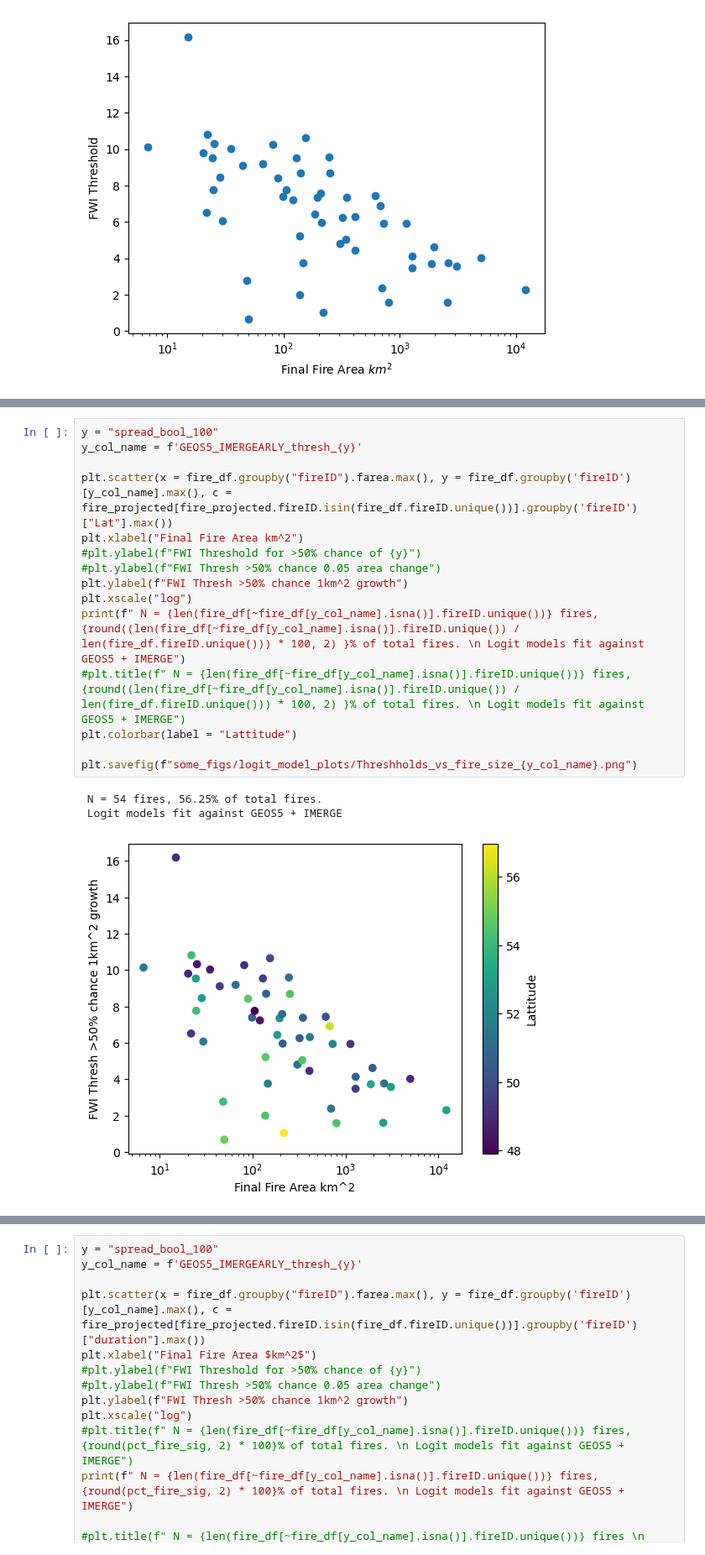
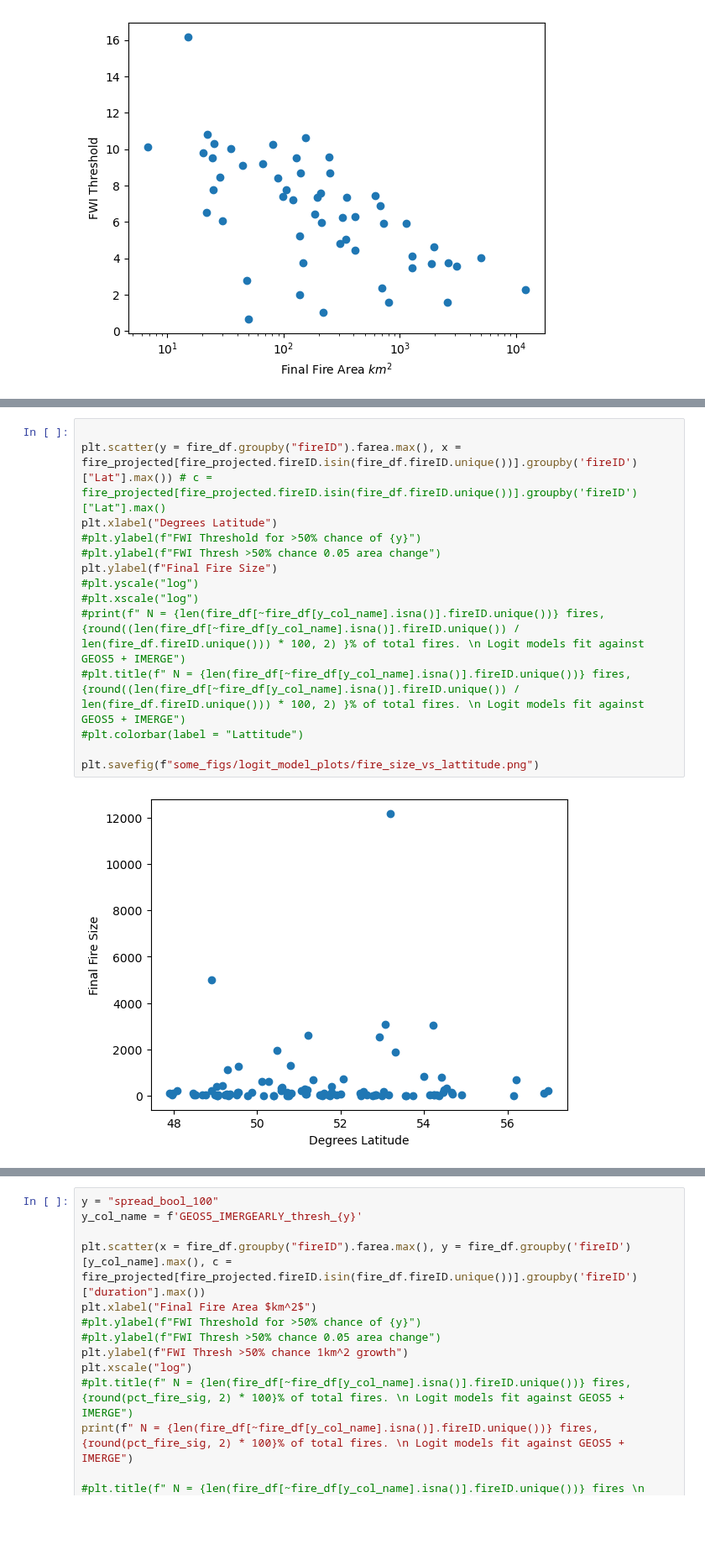
Before and after one commit to mccabete/fwiVis, a Jupyter notebook: notebooks/Logit_models.ipynb, the cells around one changed output, grey strips where cells are left out. Shown at 84% size. Cells and saved outputs as stored; diff of their text form; blank space fills up the shorter version.

```diff
--- a/notebooks/Logit_models.ipynb
+++ b/notebooks/Logit_models.ipynb
@@ -1047,19 +1048,16 @@ plt.savefig(f"some_figs/logit_model_plots/Threshholds_vs_fire_size_lattitude.png
-# %%
-y = "spread_bool_100"
-y_col_name = f'GEOS5_IMERGEARLY_thresh_{y}'
-
-plt.scatter(x = fire_df.groupby("fireID").farea.max(), y = fire_df.groupby('fireID')[y_col_name].max(), c = fire_projected[fire_projected.fireID.isin(fire_df.fireID.unique())].groupby('fireID')["Lat"].max())
-plt.xlabel("Final Fire Area km^2")
-#plt.ylabel(f"FWI Threshold for >50% chance of {y}")
-#plt.ylabel(f"FWI Thresh >50% chance 0.05 area change")
-plt.ylabel(f"FWI Thresh >50% chance 1km^2 growth")
-plt.xscale("log")
-print(f" N = {len(fire_df[~fire_df[y_col_name].isna()].fireID.unique())} fires, {round((len(fire_df[~fire_df[y_col_name].isna()].fireID.unique()) / len(fire_df.fireID.unique())) * 100, 2) }% of total fires. \n Logit models fit against GEOS5 + IMERGE")
-#plt.title(f" N = {len(fire_df[~fire_df[y_col_name].isna()].fireID.unique())} fires, {round((len(fire_df[~fire_df[y_col_name].isna()].fireID.unique()) / len(fire_df.fireID.unique())) * 100, 2) }% of total fires. \n Logit models fit against GEOS5 + IMERGE")
-plt.colorbar(label = "Lattitude")
-
-plt.savefig(f"some_figs/logit_model_plots/Threshholds_vs_fire_size_{y_col_name}.png")
-# %% [output]
- N = 54 fires, 56.25% of total fires.
- Logit models fit against GEOS5 + IMERGE
-[figure, removed]
+# %%
+
+plt.scatter(y = fire_df.groupby("fireID").farea.max(), x = fire_projected[fire_projected.fireID.isin(fire_df.fireID.unique())].groupby('fireID')["Lat"].max()) # c = fire_projected[fire_projected.fireID.isin(fire_df.fireID.unique())].groupby('fireID')["Lat"].max()
+plt.xlabel("Degrees Latitude")
+#plt.ylabel(f"FWI Threshold for >50% chance of {y}")
+#plt.ylabel(f"FWI Thresh >50% chance 0.05 area change")
+plt.ylabel(f"Final Fire Size")
+#plt.yscale("log")
+#plt.xscale("log")
+#print(f" N = {len(fire_df[~fire_df[y_col_name].isna()].fireID.unique())} fires, {round((len(fire_df[~fire_df[y_col_name].isna()].fireID.unique()) / len(fire_df.fireID.unique())) * 100, 2) }% of total fires. \n Logit models fit against GEOS5 + IMERGE")
+#plt.title(f" N = {len(fire_df[~fire_df[y_col_name].isna()].fireID.unique())} fires, {round((len(fire_df[~fire_df[y_col_name].isna()].fireID.unique()) / len(fire_df.fireID.unique())) * 100, 2) }% of total fires. \n Logit models fit against GEOS5 + IMERGE")
+#plt.colorbar(label = "Lattitude")
+
+plt.savefig(f"some_figs/logit_model_plots/fire_size_vs_lattitude.png")
+# %% [output]
+[figure, added]
```
Also changed, not shown: parts of 13 cells of this notebook, 6 other files.
